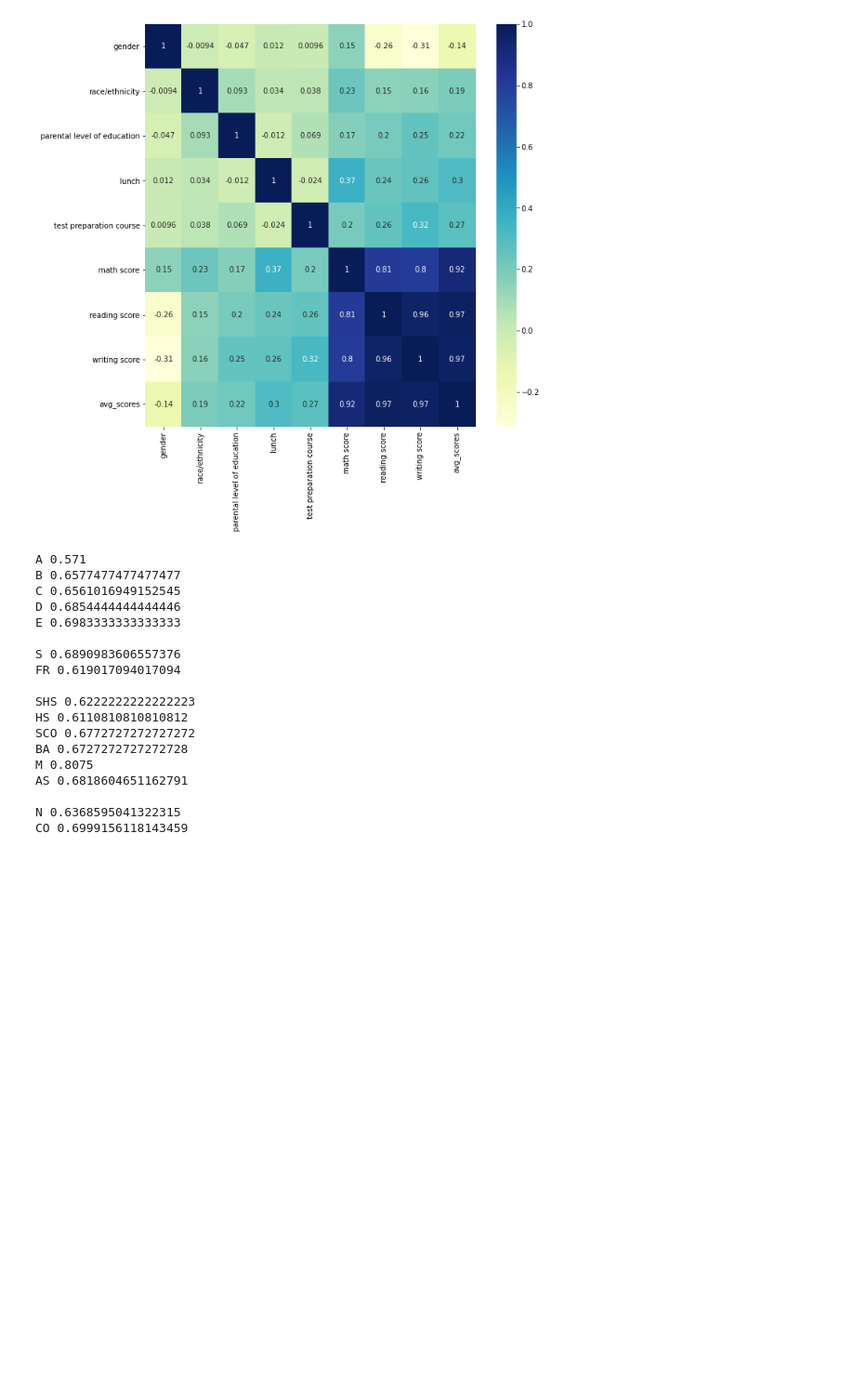
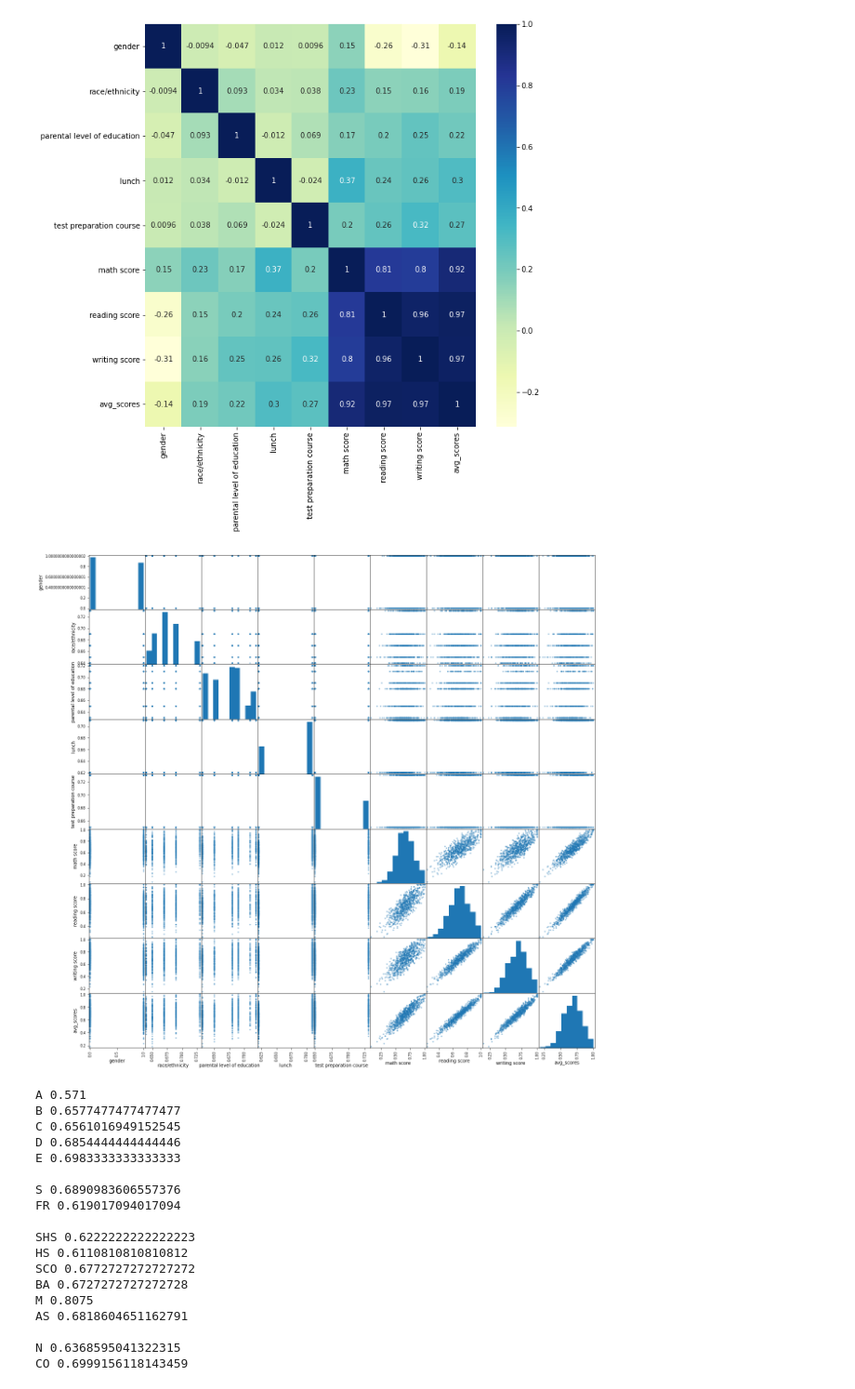
Before and after one commit to Yehudit-Brickner/data_science_end_of_year1_project, a Jupyter notebook: data science part 1 end of year.ipynb, the cells around one changed output. Shown at 93% size. Cells and saved outputs as stored; diff of their text form; code cells hidden in the pictures; blank space fills up the shorter version.

```diff
--- a/data science part 1 end of year.ipynb
+++ b/data science part 1 end of year.ipynb
@@ -194,6 +203,11 @@ sns.heatmap(corrMatrix,cmap="YlGnBu", annot=True)
 plt.show()
 # %% [output]
 [figure]
+# %%
+from pandas.plotting import scatter_matrix
+scatter_matrix(train_set, alpha=0.5, figsize=(20, 20), diagonal="hist");
+# %% [output]
+[figure, added]
 # %%
 # I want to  to scale the data, so to do that i will cange all catagory.subcatagory to the average of that catagory.subcatagory, values from the avg column then diivde by 100.
 
```
Also changed, not shown: parts of 2 cells of this notebook, 3 other files.
